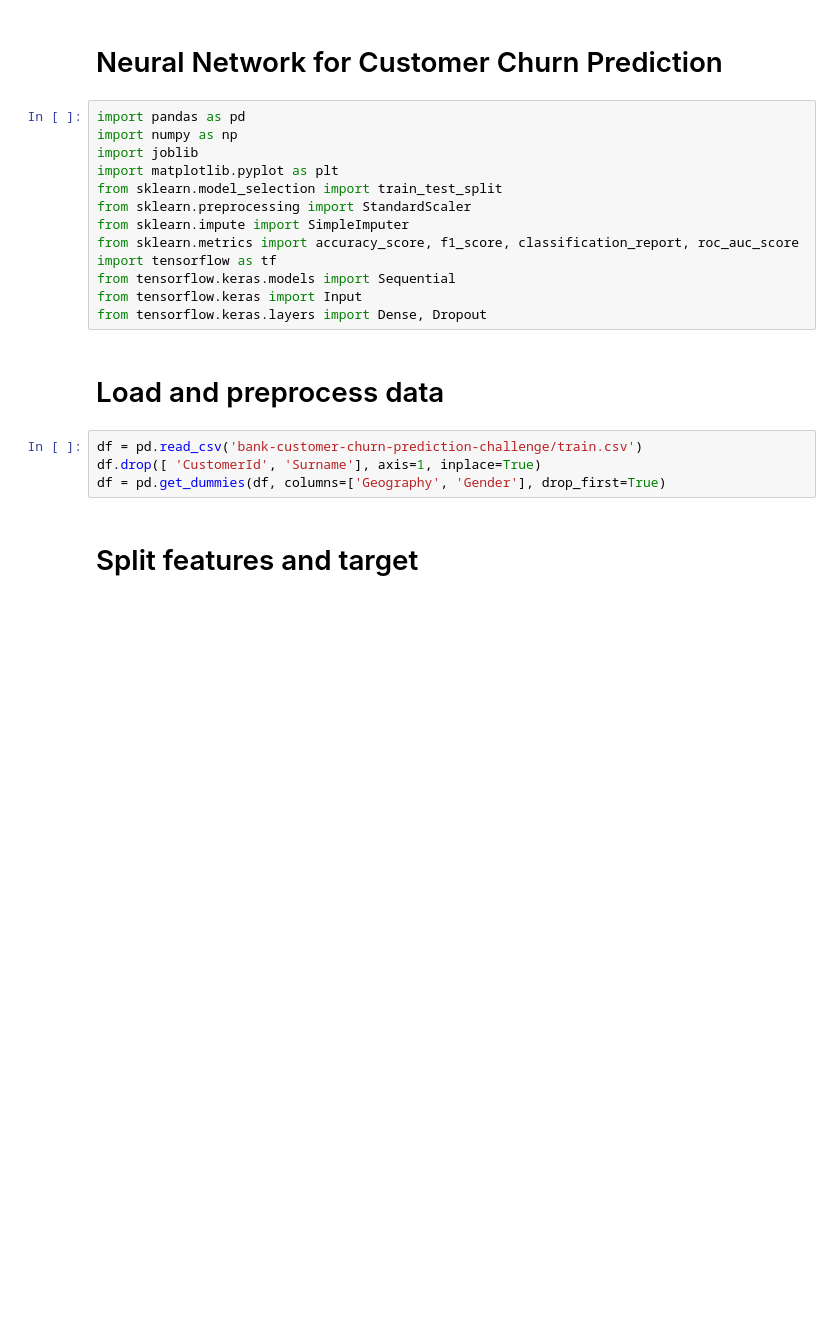
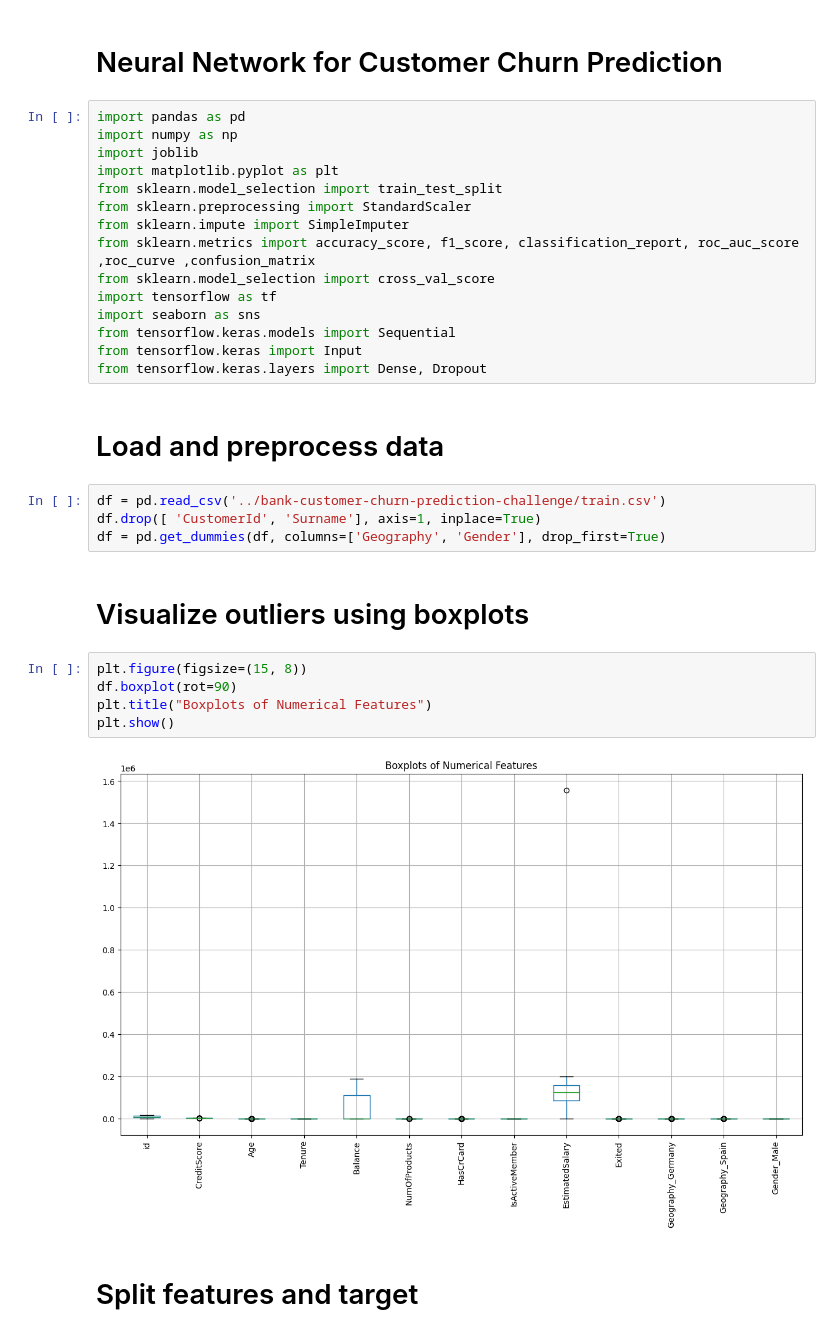
Before and after one commit to hasithaPerera2002/bank-customer-churn, a Jupyter notebook: notebooks/neural_network_model.ipynb, the cells around one changed output. Saved outputs shown, nothing was run; the diff lists cells and outputs as text; blank space fills up the shorter version.

```diff
--- a/notebooks/neural_network_model.ipynb
+++ b/notebooks/neural_network_model.ipynb
@@ -8,17 +8,28 @@ import matplotlib.pyplot as plt
 from sklearn.model_selection import train_test_split
 from sklearn.preprocessing import StandardScaler
 from sklearn.impute import SimpleImputer
-from sklearn.metrics import accuracy_score, f1_score, classification_report, roc_auc_score
+from sklearn.metrics import accuracy_score, f1_score, classification_report, roc_auc_score ,roc_curve ,confusion_matrix
+from sklearn.model_selection import cross_val_score
 import tensorflow as tf
+import seaborn as sns
 from tensorflow.keras.models import Sequential
 from tensorflow.keras import Input
 from tensorflow.keras.layers import Dense, Dropout
 # %% [markdown]
 # Load and preprocess data
 # %%
-df = pd.read_csv('bank-customer-churn-prediction-challenge/train.csv')
+df = pd.read_csv('../bank-customer-churn-prediction-challenge/train.csv')
 df.drop([ 'CustomerId', 'Surname'], axis=1, inplace=True)
 df = pd.get_dummies(df, columns=['Geography', 'Gender'], drop_first=True)
+# %% [markdown]
+# Visualize outliers using boxplots
+# %%
+plt.figure(figsize=(15, 8))
+df.boxplot(rot=90)
+plt.title("Boxplots of Numerical Features")
+plt.show()
+# %% [output]
+[figure, added]
 # %% [markdown]
 # Split features and target
 # %%
```
Also changed, not shown: parts of 36 cells of this notebook, 18 other files.
